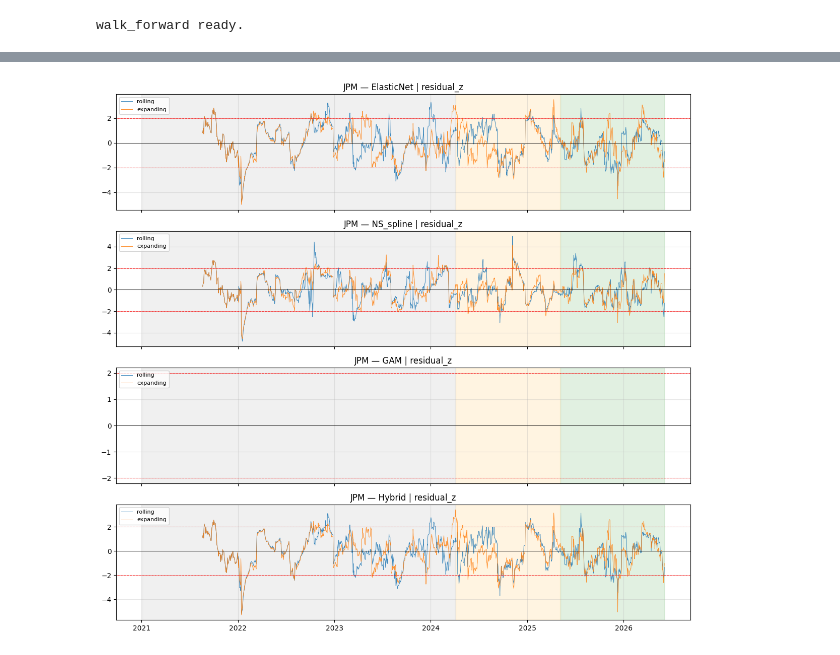
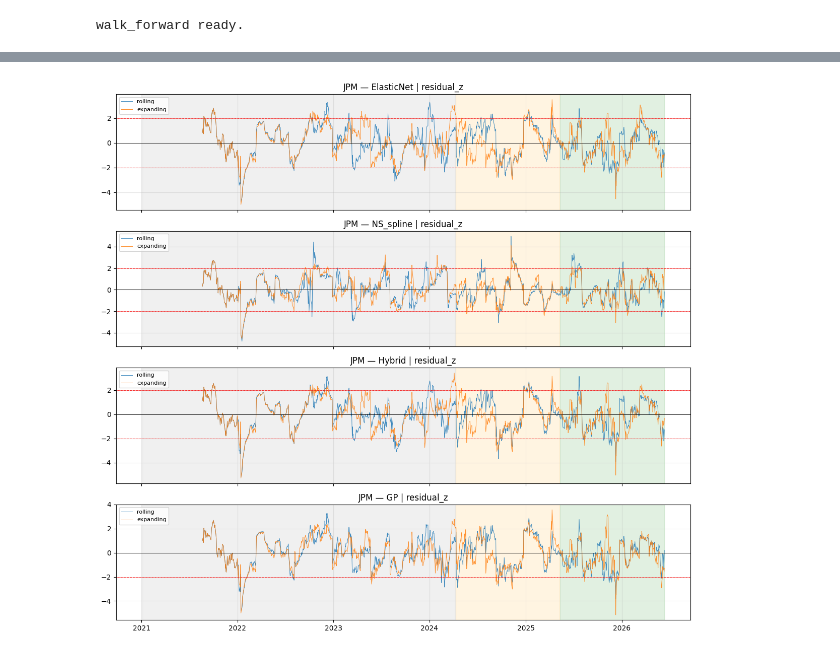
Before and after one commit to razmen3101/algo-trading-project, a Jupyter notebook: Regression_Bakeoff.executed.ipynb, the cells around one changed output, grey strips where cells are left out. Drawn from its saved outputs; the diff is of its cells as text; code cells hidden in the pictures.

```diff
--- a/Regression_Bakeoff.executed.ipynb
+++ b/Regression_Bakeoff.executed.ipynb
@@ -119,6 +131,8 @@ SPLINE_DEG     = 3
 RIDGE_ALPHA    = 1.0
 EN_ALPHA       = 0.01
 EN_L1_RATIO    = 0.5
+GP_MAX_TRAIN   = 400       # cap GP train rows (GPR is O(n^3)); keep most-recent (recency)
+GP_NOISE       = 0.1       # base observation-noise variance for the weighted GP (see fit_gp)
 
 def decay_weights(n, alpha=DECAY_ALPHA):
     w = alpha ** np.arange(n-1, -1, -1, dtype=float); return w / w.sum() * n
@@ -180,13 +194,40 @@ def fit_hybrid(X, y, w):
         return ridge.predict(Xqs) + spline.predict(sp.transform(Xqs))
     return predict
 
+def fit_gp(X, y, w):
+    """Gaussian Process with exp-decay recency weighting — the same DECAY_ALPHA
+    logic the linear/spline models apply via sample_weight.
+
+    sklearn's GaussianProcessRegressor has no sample_weight, so we encode the
+    weights as per-sample observation noise: alpha_i = GP_NOISE / w_i. A recent
+    day (large w) -> small noise -> trusted; an older day (small w) -> large
+    noise -> discounted. This is the GP/GLS equivalent of weighted least squares.
+    WhiteKernel is dropped because `alpha` now carries the (heteroscedastic)
+    noise. GP_MAX_TRAIN caps the O(n^3) cost by keeping the most-recent rows
+    (which already hold the largest weights)."""
+    if not HAS_GP: raise RuntimeError('GP unavailable')
+    w = np.asarray(w, dtype=float)
+    if len(y) > GP_MAX_TRAIN:
+        X = X[-GP_MAX_TRAIN:]; y = y[-GP_MAX_TRAIN:]; w = w[-GP_MAX_TRAIN:]
+    w = w / w.mean()                                   # mean 1 -> alpha stays well-scaled
+    alpha = GP_NOISE / np.clip(w, 1e-6, None)          # recency -> heteroscedastic noise
+    sc = StandardScaler().fit(X)
+    Xs = sc.transform(X)
+    kernel = (ConstantKernel(1.0, (1e-2, 1e3)) * DotProduct(sigma_0=1.0)
+              + ConstantKernel(1.0, (1e-2, 1e3)) * RBF(length_scale=1.0, length_scale_bounds=(1e-1, 1e2)))
+    gp = GaussianProcessRegressor(kernel=kernel, alpha=alpha, normalize_y=True,
+                                  n_restarts_optimizer=0, random_state=SEED)
+    gp.fit(Xs, y)
+    return lambda Xq: gp.predict(sc.transform(Xq))
+
 MODEL_FACTORIES = {
     'ElasticNet': fit_elasticnet,
     'NS_spline':  fit_ns,
     'GAM':        fit_gam if HAS_PYGAM else None,
     'Hybrid':     fit_hybrid,
+    'GP':         fit_gp if HAS_GP else None,
 }
 MODEL_FACTORIES = {k: v for k, v in MODEL_FACTORIES.items() if v is not None}
 print('Models enabled:', list(MODEL_FACTORIES))
-print(f'Refit every {RETRAIN_EVERY} bars | rolling_win={ROLL_WIN} | top_k={TOP_K_FEATS} | H={FORECAST_H}')
+print(f'Refit every {RETRAIN_EVERY} bars | rolling_win={ROLL_WIN} | top_k={TOP_K_FEATS} | H={FORECAST_H} | gp_max_train={GP_MAX_TRAIN} gp_noise={GP_NOISE}')
 # %% [output]
@@ -350,26 +405,32 @@ NS_spline  expanding -0.0226  17.6609  22.5215  0.0580  1.2258 -0.6311  21.9384
 # %%
 # Cell 8 — Plot 1: residual time series for one representative target (each model × regime)
 DEMO_TARGET = ('Financials', 'JPM')  # change to inspect a different target
 demo_keys = [k for k in ALL.keys() if (k[0], k[1]) == DEMO_TARGET]
-fig, axes = plt.subplots(len(MODEL_FACTORIES), 1, figsize=(12, 2.8*len(MODEL_FACTORIES)), sharex=True)
-if len(MODEL_FACTORIES) == 1: axes = [axes]
-model_to_ax = {m: axes[i] for i, m in enumerate(MODEL_FACTORIES)}
+# models present in the cache for this target AND known to MODEL_FACTORIES,
+# preserving MODEL_FACTORIES order (guards against a stale cache holding a model
+# that isn't enabled in this kernel, e.g. GAM when pyGAM is missing).
+plot_models = [m for m in MODEL_FACTORIES if any(k[2] == m for k in demo_keys)]
+fig, axes = plt.subplots(len(plot_models), 1, figsize=(12, 2.8*len(plot_models)), sharex=True)
+if len(plot_models) == 1: axes = [axes]
+model_to_ax = {m: axes[i] for i, m in enumerate(plot_models)}
 for k in demo_keys:
     sec, tgt, mname, regime = k
+    ax = model_to_ax.get(mname)
+    if ax is None:        # cached model not enabled in this kernel — skip
+        continue
     df = ALL[k].dropna(subset=['residual_z'])
-    ax = model_to_ax[mname]
     ax.plot(df.index, df['residual_z'].values, label=regime, linewidth=0.7, alpha=0.85)
     ax.set_title(f'{tgt} — {mname} | residual_z')
     ax.axhline(0, color='black', linewidth=0.5)
     ax.axhline( 2.0, color='red', linewidth=0.4, linestyle='--')
     ax.axhline(-2.0, color='red', linewidth=0.4, linestyle='--')
     for split_label, span in [('TRAIN', train_idx), ('VAL', val_idx), ('TEST', test_idx)]:
         ax.axvspan(span[0], span[-1], alpha=0.06,
                    color={'TRAIN':'gray','VAL':'orange','TEST':'green'}[split_label])
     ax.legend(loc='upper left', fontsize=8); ax.grid(alpha=0.3)
 plt.tight_layout(); plt.show()
 # %% [output]
-[figure, old version]
+[figure, new version]
 # %%
 # Cell 9 — Plot 2: residual_z histogram per model (TRAIN+VAL combined, expanding regime)
 fig, axes = plt.subplots(1, len(MODEL_FACTORIES), figsize=(4.2*len(MODEL_FACTORIES), 3.5), sharey=True)
```
Also changed, not shown: parts of 15 cells of this notebook, 33 other files.
